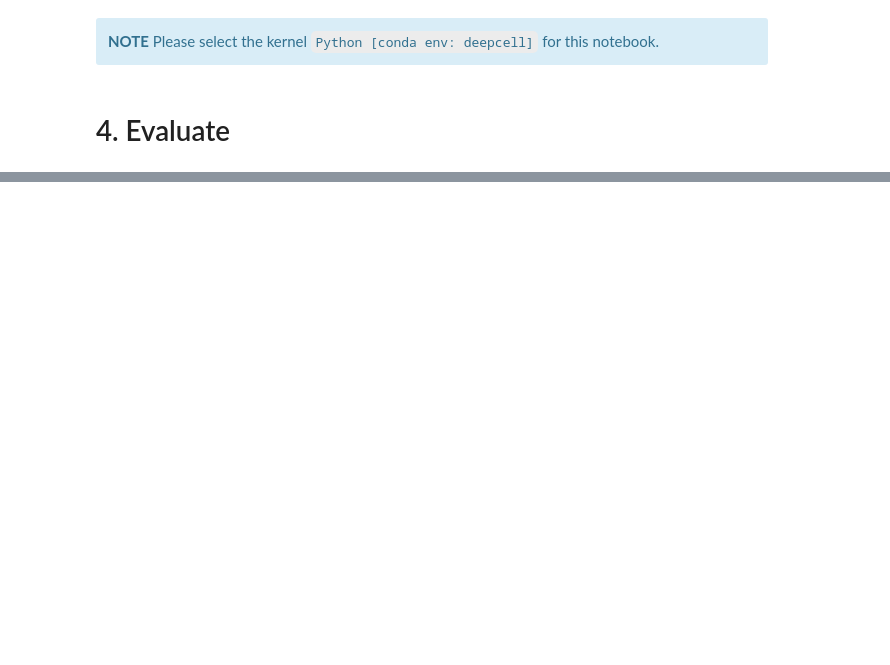
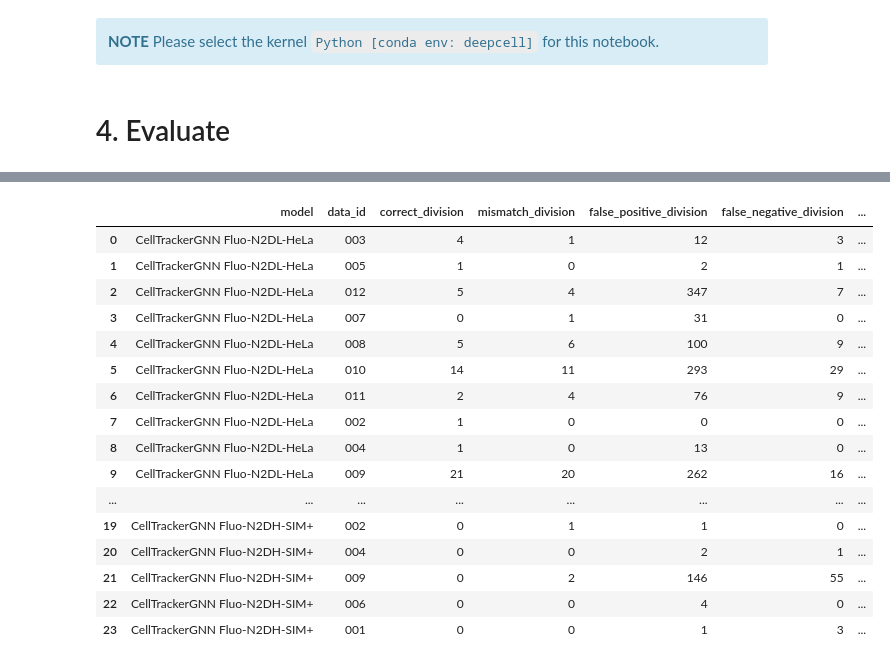
Before and after one commit to vanvalenlab/Caliban-2024_Schwartz_et_al, a Jupyter notebook: benchmarking/CellTrackerGNN/benchmark-CellTrackerGNN-4.ipynb, the cells around one changed output, grey strips where cells are left out. Drawn from its saved outputs; the diff is of its cells as text; code cells hidden in the pictures; blank space fills up the shorter version.

Commit message:
Run GNN benchmarking

```diff
--- a/benchmarking/CellTrackerGNN/benchmark-CellTrackerGNN-4.ipynb
+++ b/benchmarking/CellTrackerGNN/benchmark-CellTrackerGNN-4.ipynb
@@ -80,0 +29,40 @@ missed node 26_25 division completely
+# %%
+benchmarks = []
+
+for m in models:
+    print(f'------ {m} ------')
+    res_subdir = os.path.join(data_dir, m)
+    data_ids = [f.split('_')[0] for f in os.listdir(res_subdir) if pattern.fullmatch(f)]
+
+    for data_id in data_ids:
+        results = {
+            'model': f'CellTrackerGNN {m}',
+            'data_id': data_id
+        }
+        gt_dir = os.path.join(res_subdir, f'{data_id}_GT/TRA')
+        res_dir = os.path.join(res_subdir, f'{data_id}_RES')
+
+        # Deepcell division benchmarking
+        try:
+            metrics = TrackingMetrics.from_isbi_dirs(gt_dir, res_dir)
+            results.update(metrics.stats)
+        except ValueError:
+            print('Issue with deepcell benchmarking of', data_id)
+
+       # CTC metrics
+        for metric, path in [('DET', 'DETMeasure'), ('SEG', 'SEGMeasure'), ('TRA', 'TRAMeasure')]:
+            p = subprocess.run([os.path.join(ctc_software, operating_system, path), res_subdir, data_id, num_digits],
+                               stdout=subprocess.PIPE)
+            outstring = p.stdout
+
+            try:
+                val = float(outstring.decode('utf-8').split()[-1])
+                results[metric] = val
+            except:
+                print('Benchmarking failure', path, m, data_id)
+                print(outstring.decode('utf-8'))
+
+        benchmarks.append(results)
+
+df = pd.DataFrame(benchmarks)
+df.to_csv('/publication-tracking/benchmarking/CellTrackerGNN/benchmarks.csv')
@@ -80,0 +87,20 @@ missed node 26_25 division completely
+# %%
+df
+# %% [output]
+|  | model | data_id | correct_division | mismatch_division | false_positive_division | false_negative_division | ... |
+| 0 | CellTrackerGNN Fluo-N2DL-HeLa | 003 | 4 | 1 | 12 | 3 | ... |
+| 1 | CellTrackerGNN Fluo-N2DL-HeLa | 005 | 1 | 0 | 2 | 1 | ... |
+| 2 | CellTrackerGNN Fluo-N2DL-HeLa | 012 | 5 | 4 | 347 | 7 | ... |
+| 3 | CellTrackerGNN Fluo-N2DL-HeLa | 007 | 0 | 1 | 31 | 0 | ... |
+| 4 | CellTrackerGNN Fluo-N2DL-HeLa | 008 | 5 | 6 | 100 | 9 | ... |
+| 5 | CellTrackerGNN Fluo-N2DL-HeLa | 010 | 14 | 11 | 293 | 29 | ... |
+| 6 | CellTrackerGNN Fluo-N2DL-HeLa | 011 | 2 | 4 | 76 | 9 | ... |
+| 7 | CellTrackerGNN Fluo-N2DL-HeLa | 002 | 1 | 0 | 0 | 0 | ... |
+| 8 | CellTrackerGNN Fluo-N2DL-HeLa | 004 | 1 | 0 | 13 | 0 | ... |
+| 9 | CellTrackerGNN Fluo-N2DL-HeLa | 009 | 21 | 20 | 262 | 16 | ... |
+| ... | ... | ... | ... | ... | ... | ... | ... |
+| 19 | CellTrackerGNN Fluo-N2DH-SIM+ | 002 | 0 | 1 | 1 | 0 | ... |
+| 20 | CellTrackerGNN Fluo-N2DH-SIM+ | 004 | 0 | 0 | 2 | 1 | ... |
+| 21 | CellTrackerGNN Fluo-N2DH-SIM+ | 009 | 0 | 2 | 146 | 55 | ... |
+| 22 | CellTrackerGNN Fluo-N2DH-SIM+ | 006 | 0 | 0 | 4 | 0 | ... |
+| 23 | CellTrackerGNN Fluo-N2DH-SIM+ | 001 | 0 | 0 | 1 | 3 | ... |
```
Also changed, not shown: parts of 4 cells of this notebook, 4 other files.
